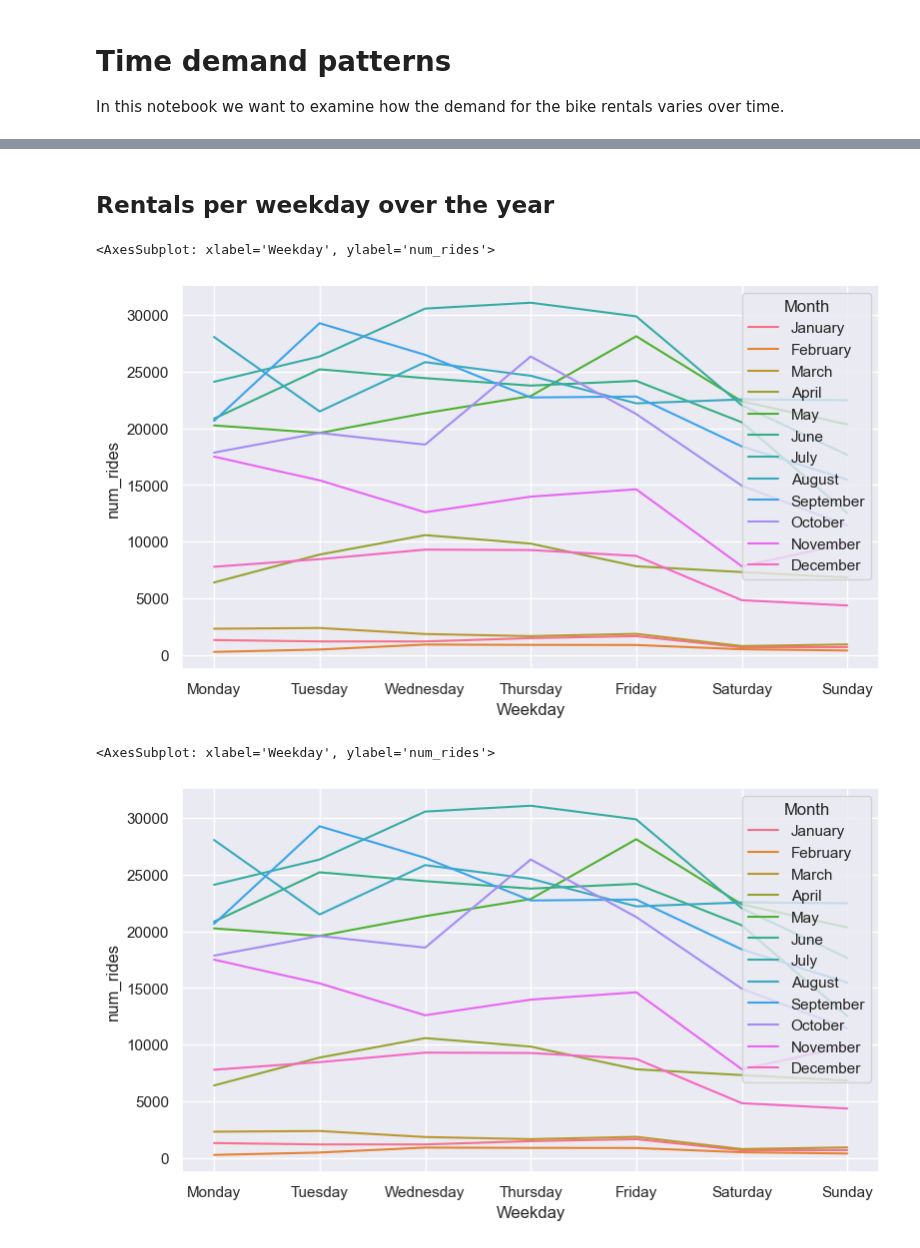
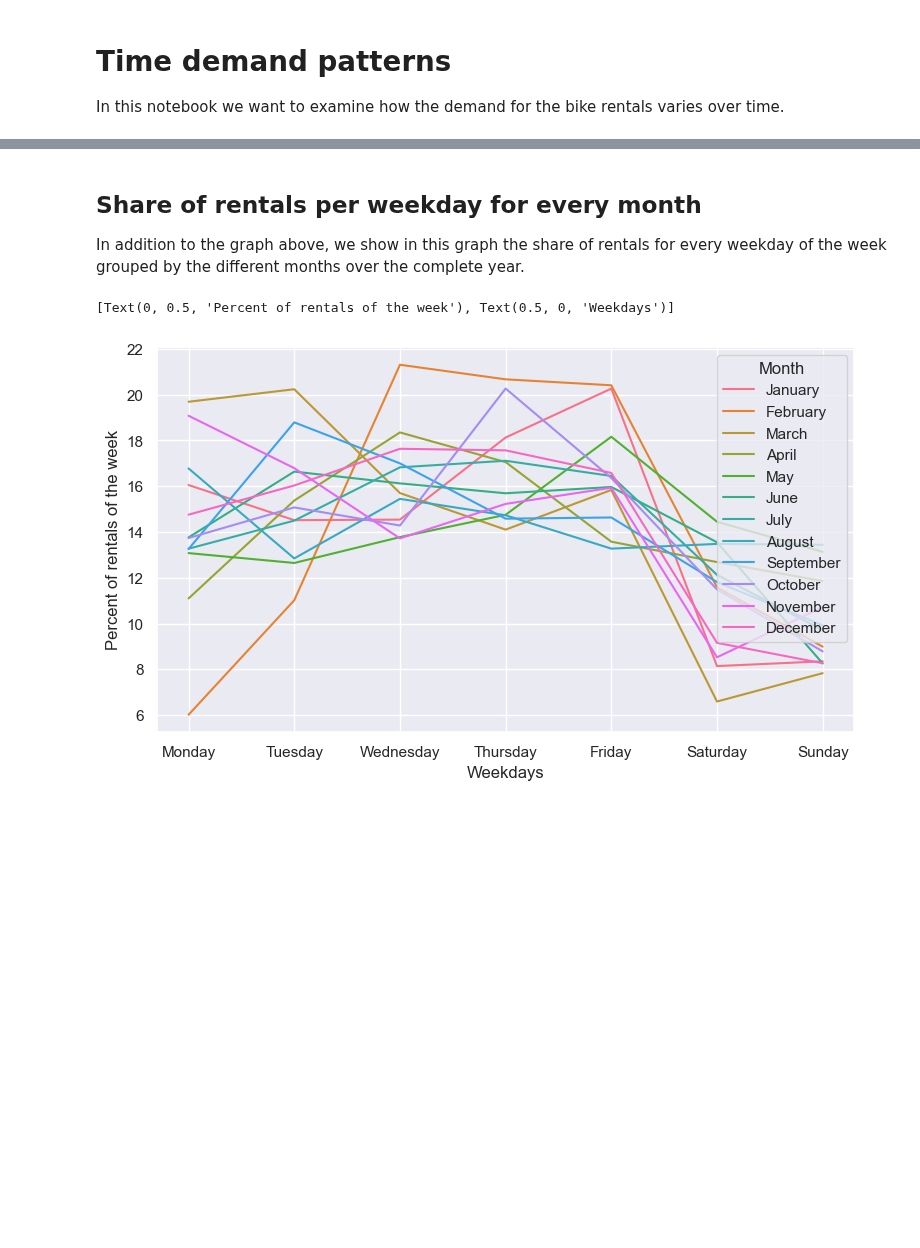
Before and after one commit to RavenRudi/AA_Group16, a Jupyter notebook: time_demand_patterns.ipynb, the cells around one changed output, grey strips where cells are left out. Drawn from its saved outputs; the diff is of its cells as text; code cells hidden in the pictures; blank space fills up the shorter version.

```diff
--- a/time_demand_patterns.ipynb
+++ b/time_demand_patterns.ipynb
@@ -119,28 +92,31 @@ ax.set(xlabel='Weekday', ylabel='Number of rides', title='Rides per Month')
-# %% [markdown]
-## Rentals per weekday over the year
+# %% [markdown]
+## Share of rentals per weekday for every month
+In addition to the graph above, we show in this graph the share of rentals for every weekday of the week grouped by the different months over the complete year.
 # %%
 df_rentals_month_weekday = df_boston.copy()
 
 # Add Column Month with the month of each ride
 df_rentals_month_weekday['Month'] = df_rentals_month_weekday['start_time'].dt.month_name()
 
 # Add Column Weekday with the weekday of each ride
 df_rentals_month_weekday['Weekday'] = df_rentals_month_weekday['start_time'].dt.day_name()
 
 # Group all rides of the year by Month and Weekday
 df_rentals_month_weekday = df_rentals_month_weekday.groupby(['Month', 'Weekday']).size().reset_index(name='num_rides')
 
+summ = df_rentals_month_weekday.groupby('Month')['num_rides'].sum()
+df_rentals_month_weekday["percent"] = df_rentals_month_weekday.apply(lambda x: (x['num_rides'] / summ[x['Month']]) * 100, axis=1)
+
 # Transform dtype from object to category
 df_rentals_month_weekday.Weekday = pd.Categorical(df_rentals_month_weekday.Weekday, categories=days)
 df_rentals_month_weekday = df_rentals_month_weekday.sort_values('Weekday')
 
 # Transform dtype from object to category
 df_rentals_month_weekday.Month = pd.Categorical(df_rentals_month_weekday.Month, categories=months)
 df_rentals_month_weekday = df_rentals_month_weekday.sort_values('Month')
 
-sns.lineplot(data=df_rentals_month_weekday, x='Weekday', y='num_rides', hue='Month')
+ax = sns.lineplot(data=df_rentals_month_weekday, x='Weekday', y='percent', hue='Month')
+ax.set(ylabel='Percent of rentals of the week', xlabel='Weekdays')
 # %% [output]
-<AxesSubplot: xlabel='Weekday', ylabel='num_rides'>
+[Text(0, 0.5, 'Percent of rentals of the week'), Text(0.5, 0, 'Weekdays')]
-[figure, old version]
+[figure, new version]
-<AxesSubplot: xlabel='Weekday', ylabel='num_rides'>
-[figure, removed]
```
Also changed, not shown: parts of 15 cells of this notebook.
